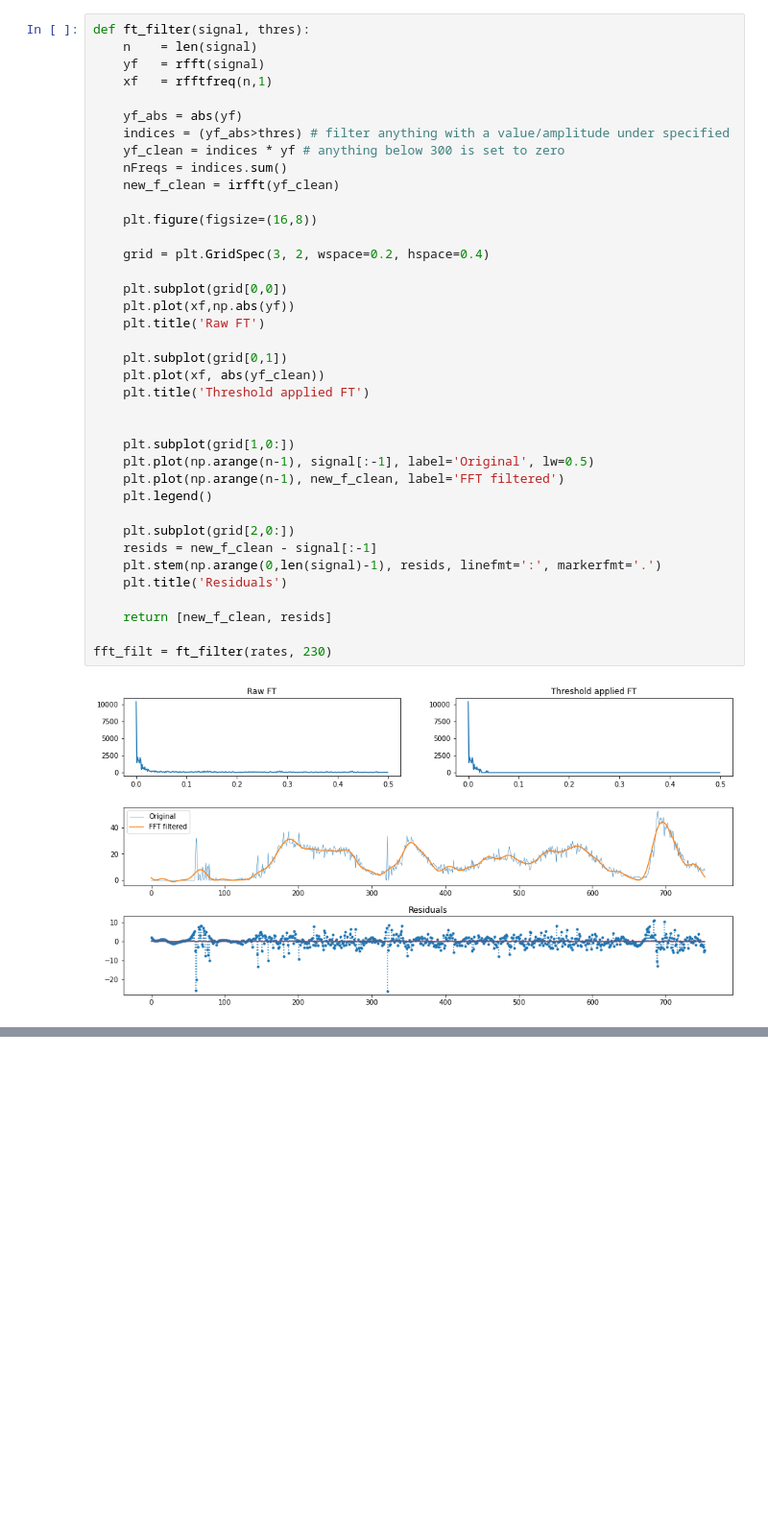
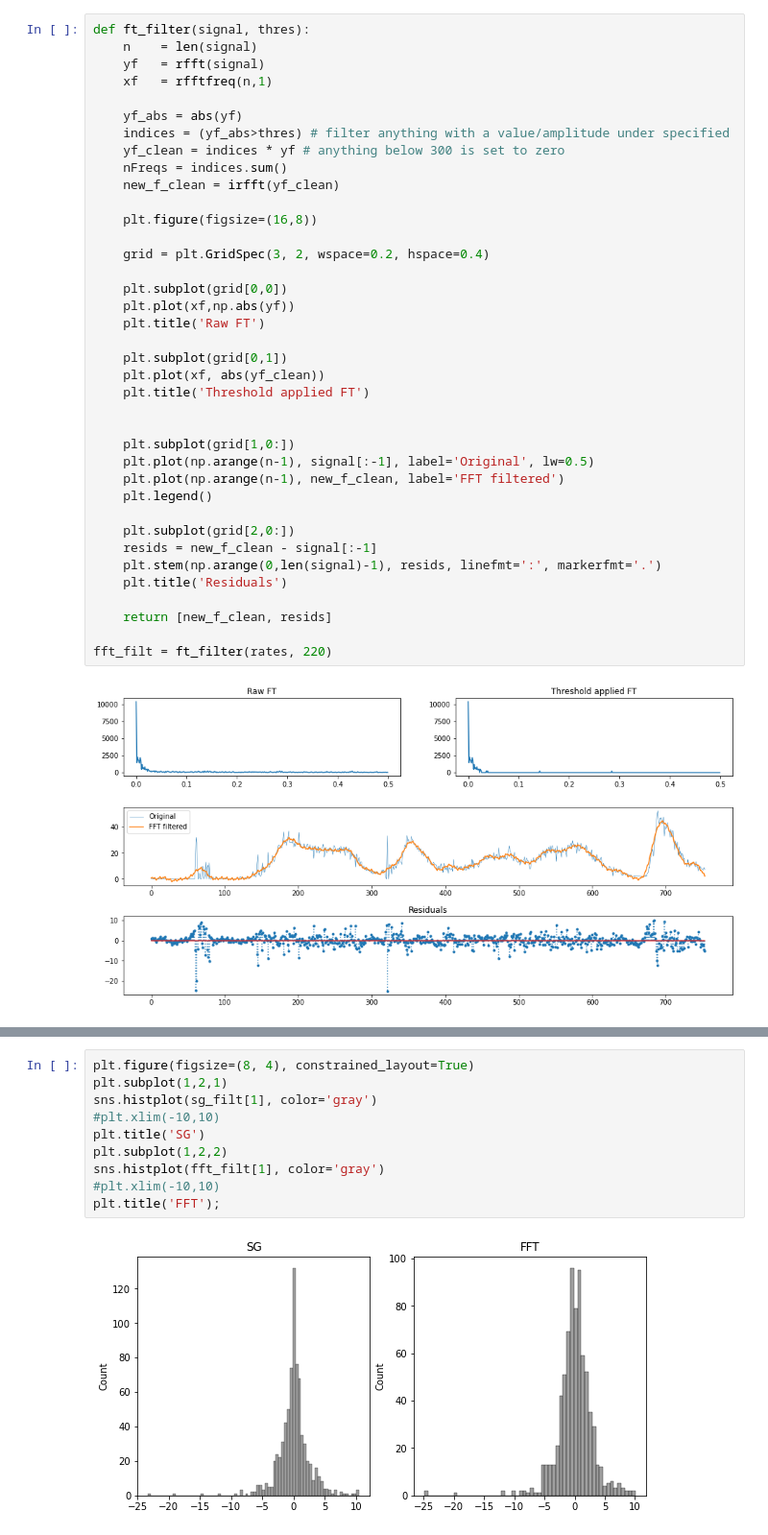
Before and after one commit to ArmandBester/waves, a Jupyter notebook: Smoothing.ipynb, the cells around one changed output, grey strips where cells are left out. Shown at 96% size. Saved outputs shown, nothing was run; the diff lists cells and outputs as text; blank space fills up the shorter version.

```diff
--- a/Smoothing.ipynb
+++ b/Smoothing.ipynb
@@ -91,7 +91,7 @@ def ft_filter(signal, thres):
 
     return [new_f_clean, resids]
 
-fft_filt = ft_filter(rates, 230)
+fft_filt = ft_filter(rates, 220)
 # %% [output]
 [figure]
 # %%
@@ -112,0 +113,12 @@ plt.title('Residuals');
+# %%
+plt.figure(figsize=(8, 4), constrained_layout=True)
+plt.subplot(1,2,1)
+sns.histplot(sg_filt[1], color='gray')
+#plt.xlim(-10,10)
+plt.title('SG')
+plt.subplot(1,2,2)
+sns.histplot(fft_filt[1], color='gray')
+#plt.xlim(-10,10)
+plt.title('FFT');
+# %% [output]
+[figure, added]
```
Also changed, not shown: parts of 1 cell of this notebook, 2 other files.
